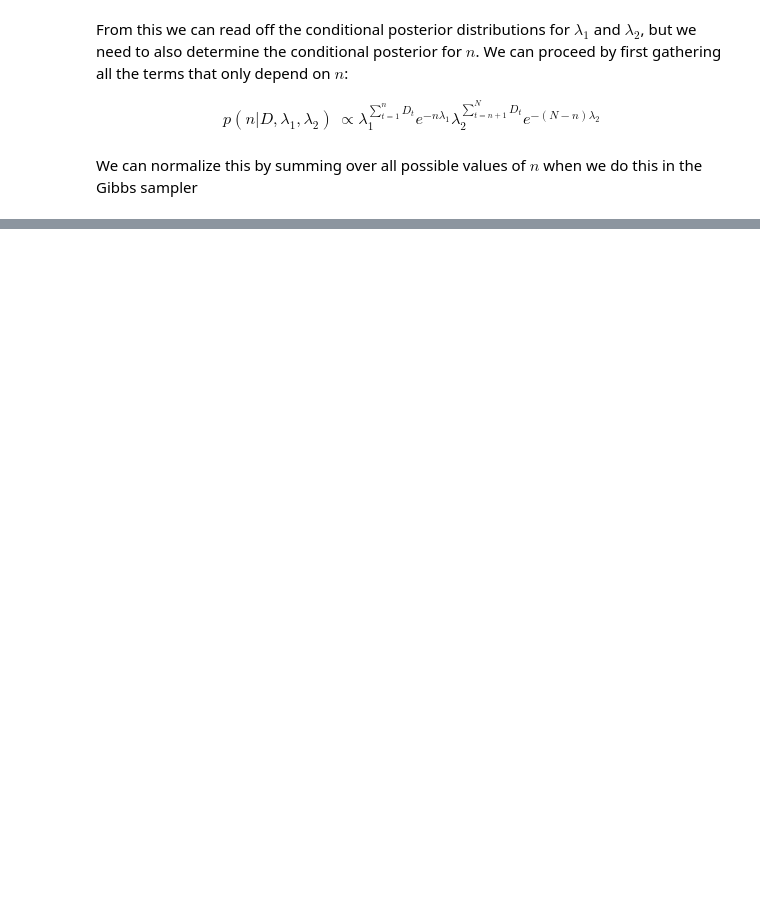
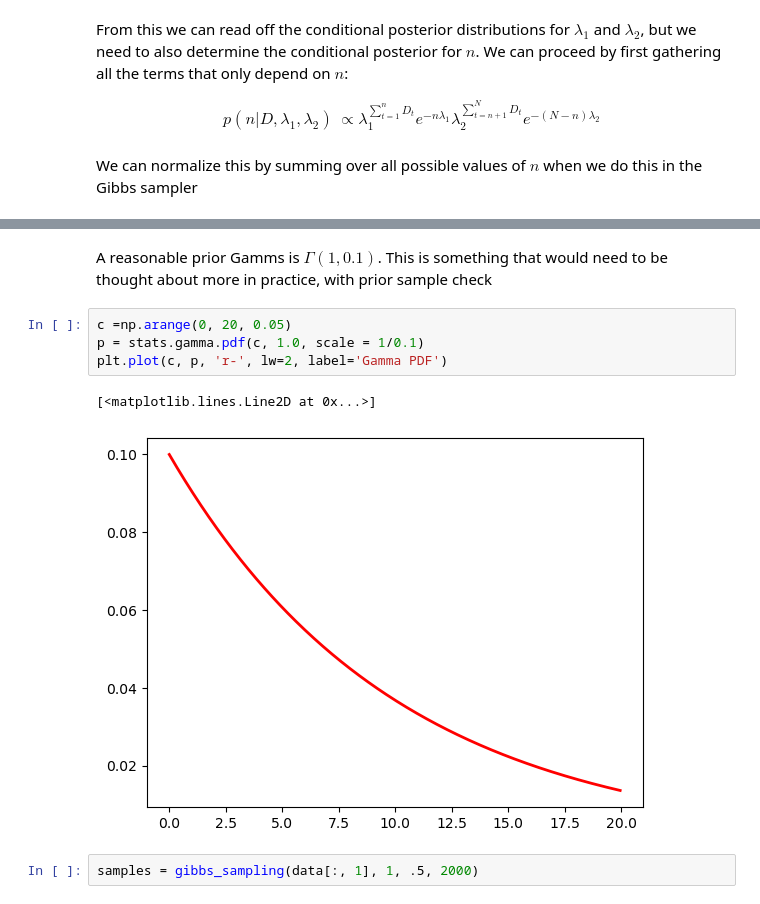
Before and after one commit to DrEntropy/GibbsDemo, a Jupyter notebook: gibbs_coal.ipynb, the cells around one changed output, grey strips where cells are left out. Cells and saved outputs as stored; diff of their text form; blank space fills up the shorter version.

```diff
--- a/gibbs_coal.ipynb
+++ b/gibbs_coal.ipynb
@@ -53,0 +140,11 @@ We can normalize this by summing over all possible values of $n$ when we do this
+# %% [markdown]
+A reasonable prior Gamms is $\Gamma(1,0.1)$.  This is something that would need to be thought about more in practice, with prior sample check
+# %%
+c =np.arange(0, 20, 0.05)
+p = stats.gamma.pdf(c, 1.0, scale = 1/0.1)
+plt.plot(c, p, 'r-', lw=2, label='Gamma PDF')
+# %% [output]
+[<matplotlib.lines.Line2D at 0x...>]
+[figure, added]
+# %%
+samples = gibbs_sampling(data[:, 1], 1, .5, 2000)
```
Also changed, not shown: parts of 22 cells of this notebook, 1 other file.
